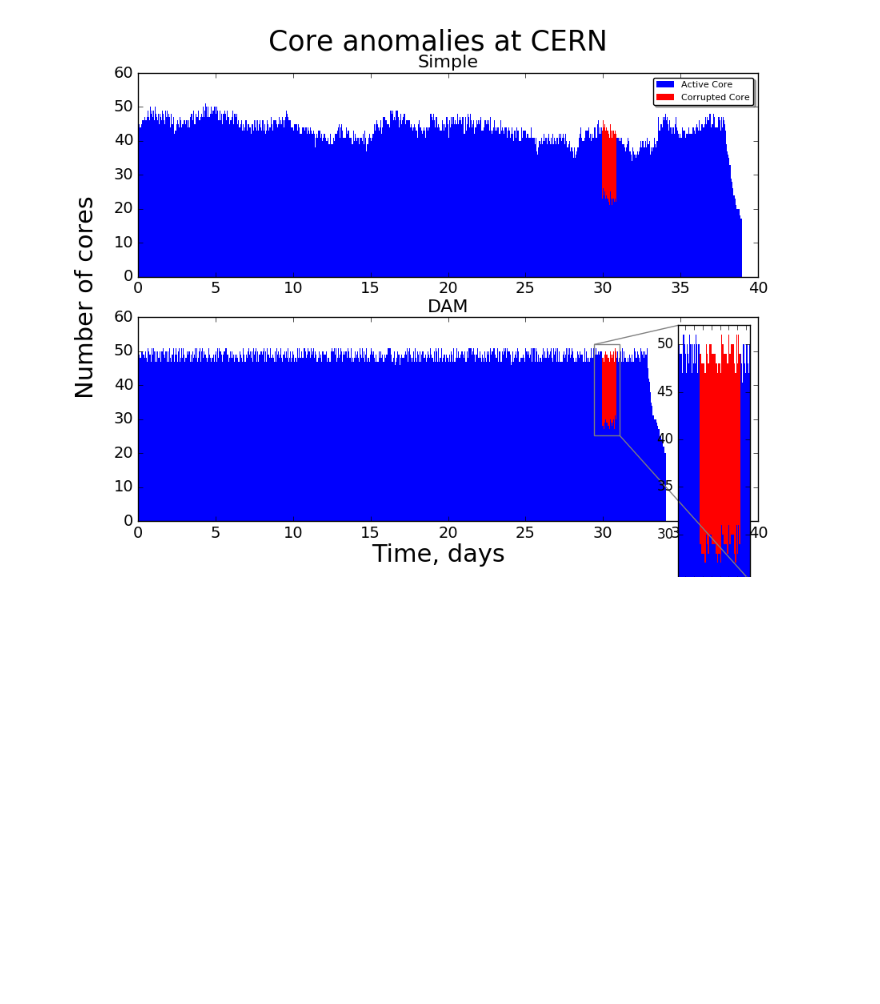
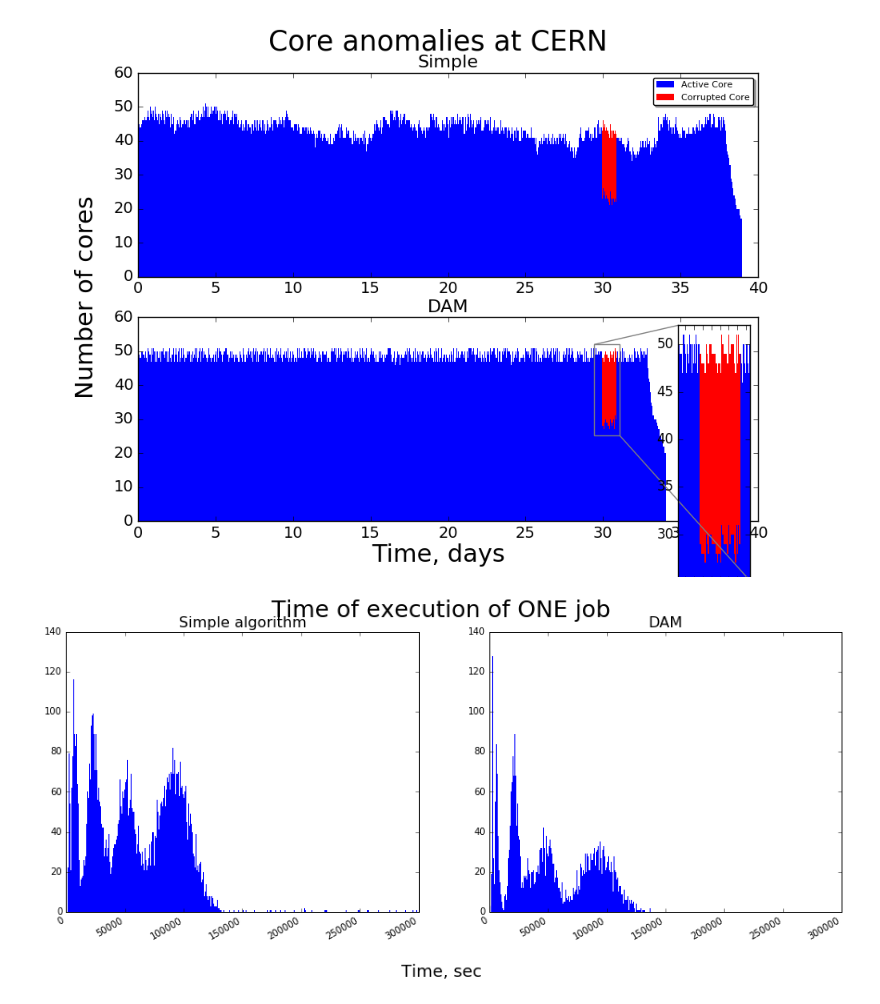
Before and after one commit to skygrid/grid_simulation, a Jupyter notebook: Plots/Plots.ipynb, the cells around one changed output. Saved outputs shown, nothing was run; the diff lists cells and outputs as text; code cells hidden in the pictures; blank space fills up the shorter version.

Commit message:
add hist

```diff
--- a/Plots/Plots.ipynb
+++ b/Plots/Plots.ipynb
@@ -228,6 +228,29 @@ class Plotter:
         fig.text(0.5, 0.04, 'Time, days', ha='center', va='center', fontsize=22)
 
         plt.show()
+# %%
+class TimeAnalysis:
+
+	def plot_hist_time_exec_1_job(self, filename1, filename2):
+		time_start, time_sched, time_start_exec, time_end_exec = np.loadtxt(filename1, skiprows=1,  delimiter=",", usecols=(2,3,4,5), unpack=True)
+		true_time = time_end_exec - time_sched
+
+		time_start_DAM, time_sched_DAM, time_start_exec_DAM, time_end_exec_DAM = np.loadtxt(filename2, skiprows=1,  delimiter=",", usecols=(2,3,4,5), unpack=True)
+		true_time_DAM = time_end_exec_DAM - time_sched_DAM
+
+		fig = plt.figure(num=None, figsize=(15, 6), dpi=100, facecolor='w', edgecolor='k')
+		fig.suptitle("Time of execution of ONE job", fontsize=25)
+
+		ax1 = fig.add_subplot(121)
+		ax1.set_title("Simple algorithm", fontsize=16)
+		ax1.hist(true_time, bins=500, range=[0, 300000], edgecolor="none")
+
+		ax2 = fig.add_subplot(122, sharex=ax1, sharey=ax1)
+		ax2.set_title("DAM", fontsize=16)
+		ax2.hist(true_time_DAM, bins=500, edgecolor="none")
+		fig.text(0.5, 0.05, 'Time, sec', ha='center', va='center', rotation='horizontal', fontsize=18)
+		fig.autofmt_xdate()
+		plt.show()
 # %%
 plotter = Plotter("trace.csv", "trace_DAM.csv")
 # %%
@@ -267,3 +290,9 @@ Image(filename="/home/ken/Pictures/anomalies.png")
 Image(filename="/home/ken/zoomed_anom.png")
 # %% [output]
 [figure]
+# %%
+time_analysis = TimeAnalysis()
+# %%
+time_analysis.plot_hist_time_exec_1_job("/home/ken/PycharmProjects/GridAnalysis/out.txt", "/home/ken/PycharmProjects/GridAnalysis/out2.txt")
+# %% [output]
+[figure, added]
```
Also changed, not shown: 19 other files.
